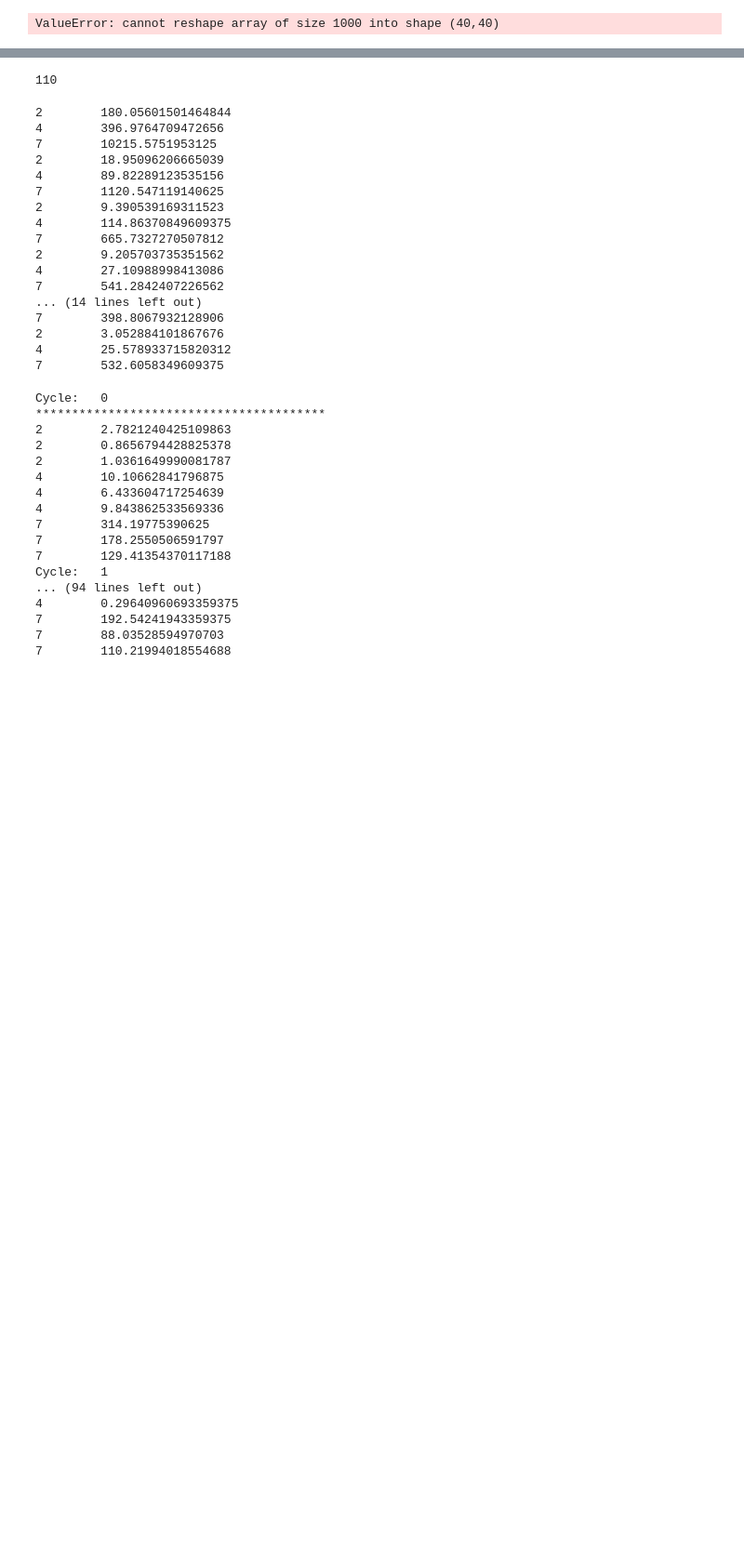
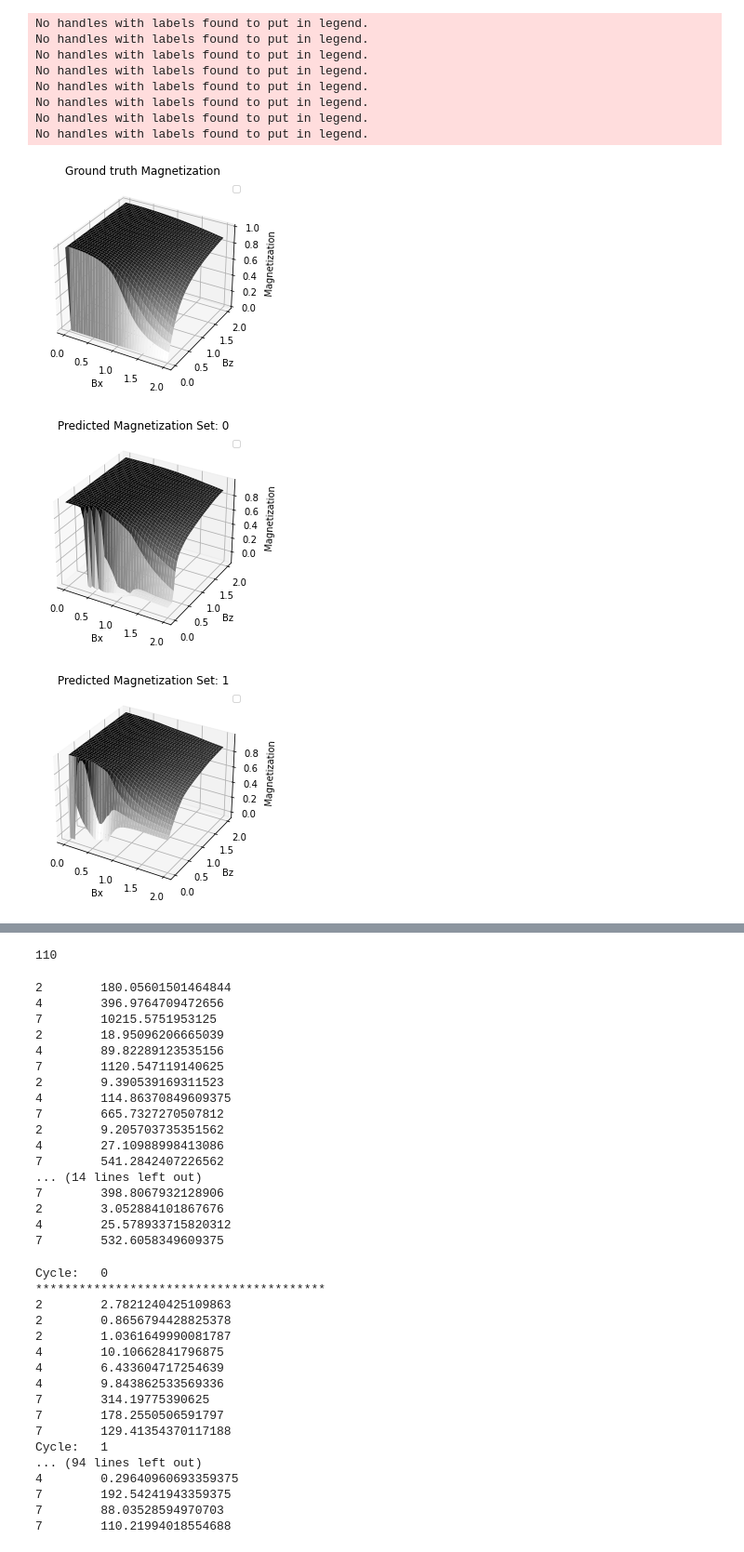
Before and after one commit to szaman19/MPSML, a Jupyter notebook: code/mps/Active_Learning.ipynb, the cells around one changed output, grey strips where cells are left out. Shown at 93% size. Cells and saved outputs as stored; diff of their text form; code cells hidden in the pictures; blank space fills up the shorter version.

```diff
--- a/code/mps/Active_Learning.ipynb
+++ b/code/mps/Active_Learning.ipynb
@@ -127,14 +127,16 @@ validation_n_sizes = [6,8,9]
 
 pts = seed(1600)
 
-final_warmup_loss = [[0]*3 for i in range(5)]
-final_training_epoch_loss = [[0]*3 for i in range(5)]
-final_training_loss = [[0]*3 for i in range(5)]
-final_validation_loss = [[0]*6 for i in range(5)]
+stop = 7
+
+final_warmup_loss = [[0]*3 for i in range(stop)]
+final_training_epoch_loss = [[0]*3 for i in range(stop)]
+final_training_loss = [[0]*3 for i in range(stop)]
+final_validation_loss = [[0]*6 for i in range(stop)]
 
 magnetization_6 = []
 # %%
-for learning_set in range (5):
+for learning_set in range (stop):
 
     training_data_2 = auto_encoder.get_dataset_active(data_2,2,1600, pts)
     training_data_4 = auto_encoder.get_dataset_active(data_4,4,1600, pts)
@@ -391,21 +393,21 @@ qubit_nums = [2,4,7]
 print("Final Warmup Loss:")
 for i in range (3):
     print(qubit_nums[i], ":")
-    for j in range (5):
+    for j in range (stop):
         print("set", j,":", final_warmup_loss[j][i])
 
 print()
 print("Final Training Epoch Loss:")
 for i in range (3):
     print(qubit_nums[i], ":")
-    for j in range (5):
+    for j in range (stop):
         print("set", j,":", final_training_epoch_loss[j][i])
 
 print()
 print("Final Training Loss:")
 for i in range (3):
     print(qubit_nums[i], ":")
-    for j in range (5):
+    for j in range (stop):
         print("set", j,":", final_training_loss[j][i])
 
 qubit_nums = [6,8,9,2,4,7]
@@ -413,7 +415,7 @@ print()
 print("Final Validation Loss:")
 for i in range (6):
     print(qubit_nums[i], ":")
-    for j in range (5):
+    for j in range (stop):
         print("set", j,":", final_validation_loss[j][i])
 # %% [output]
 Final Warmup Loss:
@@ -439,33 +441,44 @@ Bx = data_graph['fields'].T[6]
 Bz = data_graph['fields'].T[12]
 
 x = np.reshape(Bx, (40, 40))
 y = np.reshape(Bz, (40, 40))
 z = np.reshape(mag_6_t, (40, 40))
 
 
 fig = plt.figure()
 ax = fig.add_subplot(111, projection='3d')
 
 ax.plot_surface(x, y, z, cmap="binary")
 
 ax.legend()
 ax.set_title("Ground truth Magnetization")
 ax.set_xlabel("Bx")
 ax.set_ylabel("Bz")
 ax.set_zlabel("Magnetization")
 
-for i in range (5):
+for i in range (stop):
     z = np.reshape(magnetization_6[i], (40, 40))
 
     fig = plt.figure()
     ax = fig.add_subplot(111, projection='3d')
 
     ax.plot_surface(x, y, z, cmap="binary")
 
     ax.legend()
-    ax.set_title("Predicted Magnetization Set", i)
+    name = "Predicted Magnetization Set: " + str(i)
+    ax.set_title(name)
     ax.set_xlabel("Bx")
     ax.set_ylabel("Bz")
     ax.set_zlabel("Magnetization")
 # %% [output]
-ValueError: cannot reshape array of size 1000 into shape (40,40)
+No handles with labels found to put in legend.
+No handles with labels found to put in legend.
+No handles with labels found to put in legend.
+No handles with labels found to put in legend.
+No handles with labels found to put in legend.
+No handles with labels found to put in legend.
+No handles with labels found to put in legend.
+No handles with labels found to put in legend.
+[figure, added]
+[figure, added]
+[figure, added]
```
Also changed, not shown: parts of 4 cells of this notebook, 3 other files.
